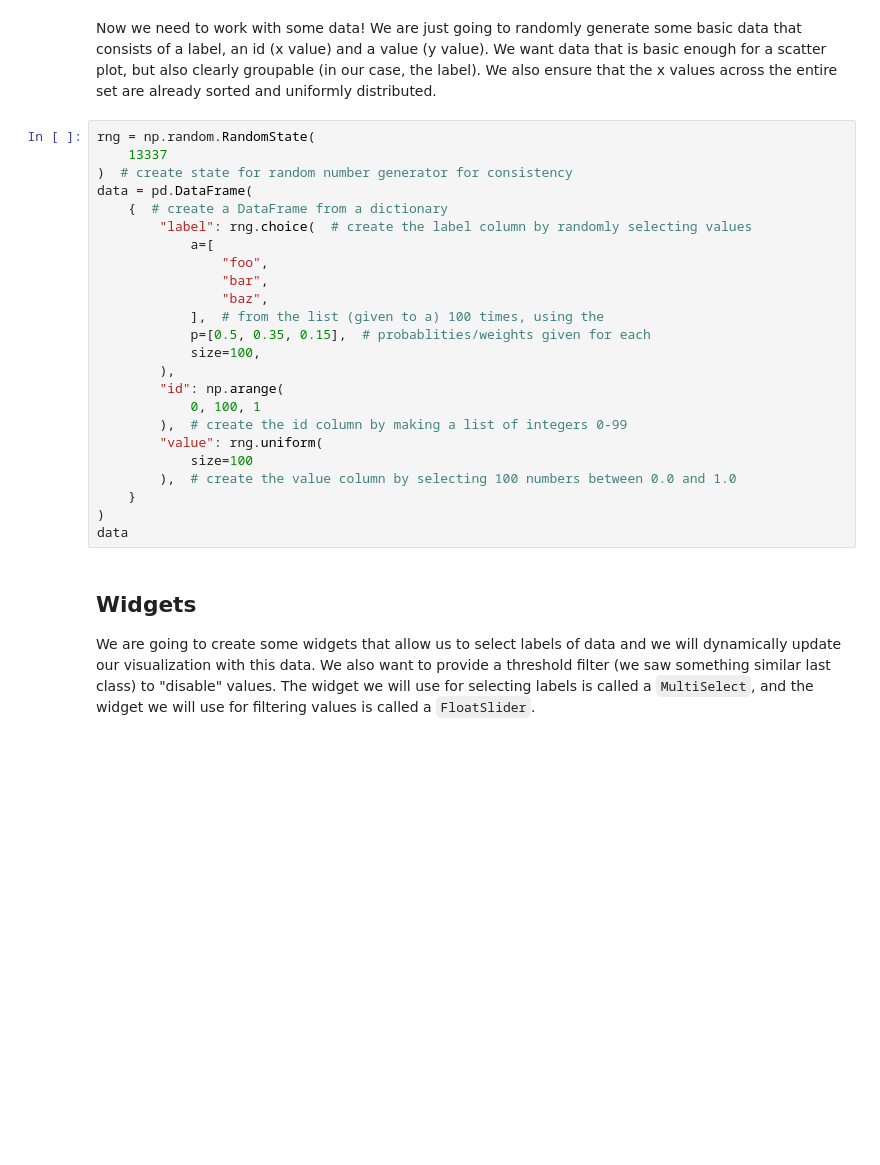
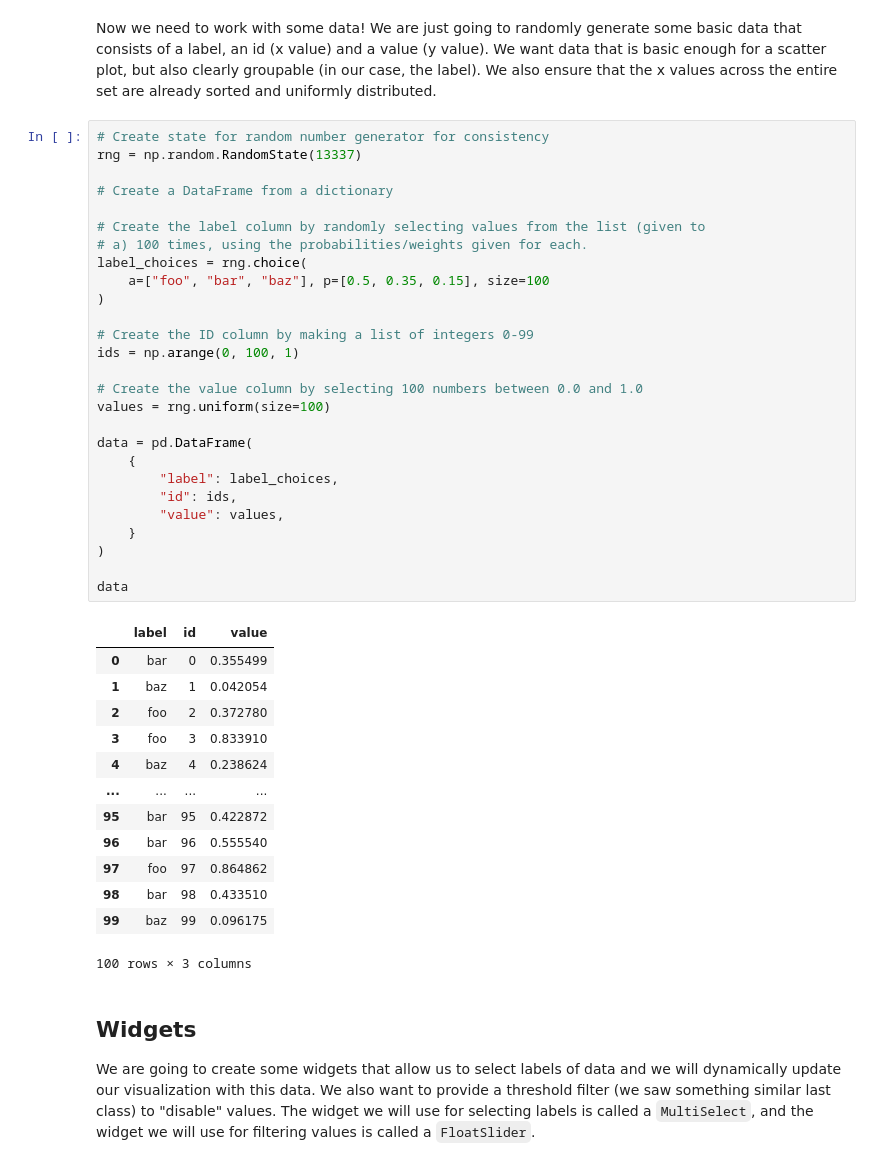
Before and after one commit to ruc-data-viz/2024-spring-class-07, a Jupyter notebook: notebooks/04-dashboarding-intro.ipynb, the cells around one changed output. Saved outputs shown, nothing was run; the diff lists cells and outputs as text; blank space fills up the shorter version.

```diff
--- a/notebooks/04-dashboarding-intro.ipynb
+++ b/notebooks/04-dashboarding-intro.ipynb
@@ -20,29 +24,46 @@ note that we do not need to import `bokeh` explicitly - `hvplot` and `panel` han
 # %% [markdown]
 Now we need to work with some data! We are just going to randomly generate some basic data that consists of a label, an id (x value) and a value (y value). We want data that is basic enough for a scatter plot, but also clearly groupable (in our case, the label). We also ensure that the x values across the entire set are already sorted and uniformly distributed.
 # %%
-rng = np.random.RandomState(
-    13337
-)  # create state for random number generator for consistency
+# Create state for random number generator for consistency
+rng = np.random.RandomState(13337)
+
+# Create a DataFrame from a dictionary
+
+# Create the label column by randomly selecting values from the list (given to
+# a) 100 times, using the probabilities/weights given for each.
+label_choices = rng.choice(
+    a=["foo", "bar", "baz"], p=[0.5, 0.35, 0.15], size=100
+)
+
+# Create the ID column by making a list of integers 0-99
+ids = np.arange(0, 100, 1)
+
+# Create the value column by selecting 100 numbers between 0.0 and 1.0
+values = rng.uniform(size=100)
+
 data = pd.DataFrame(
-    {  # create a DataFrame from a dictionary
-        "label": rng.choice(  # create the label column by randomly selecting values
-            a=[
-                "foo",
-                "bar",
-                "baz",
-            ],  # from the list (given to a) 100 times, using the
-            p=[0.5, 0.35, 0.15],  # probablities/weights given for each
-            size=100,
-        ),
-        "id": np.arange(
-            0, 100, 1
-        ),  # create the id column by making a list of integers 0-99
-        "value": rng.uniform(
-            size=100
-        ),  # create the value column by selecting 100 numbers between 0.0 and 1.0
+    {
+        "label": label_choices,
+        "id": ids,
+        "value": values,
     }
 )
+
 data
+# %% [output]
+|  | label | id | value |
+| 0 | bar | 0 | 0.355499 |
+| 1 | baz | 1 | 0.042054 |
+| 2 | foo | 2 | 0.372780 |
+| 3 | foo | 3 | 0.833910 |
+| 4 | baz | 4 | 0.238624 |
+| ... | ... | ... | ... |
+| 95 | bar | 95 | 0.422872 |
+| 96 | bar | 96 | 0.555540 |
+| 97 | foo | 97 | 0.864862 |
+| 98 | bar | 98 | 0.433510 |
+| 99 | baz | 99 | 0.096175 |
+100 rows × 3 columns
 # %% [markdown]
 ## Widgets
 
```
Also changed, not shown: parts of 10 cells of this notebook, 1 other file.
